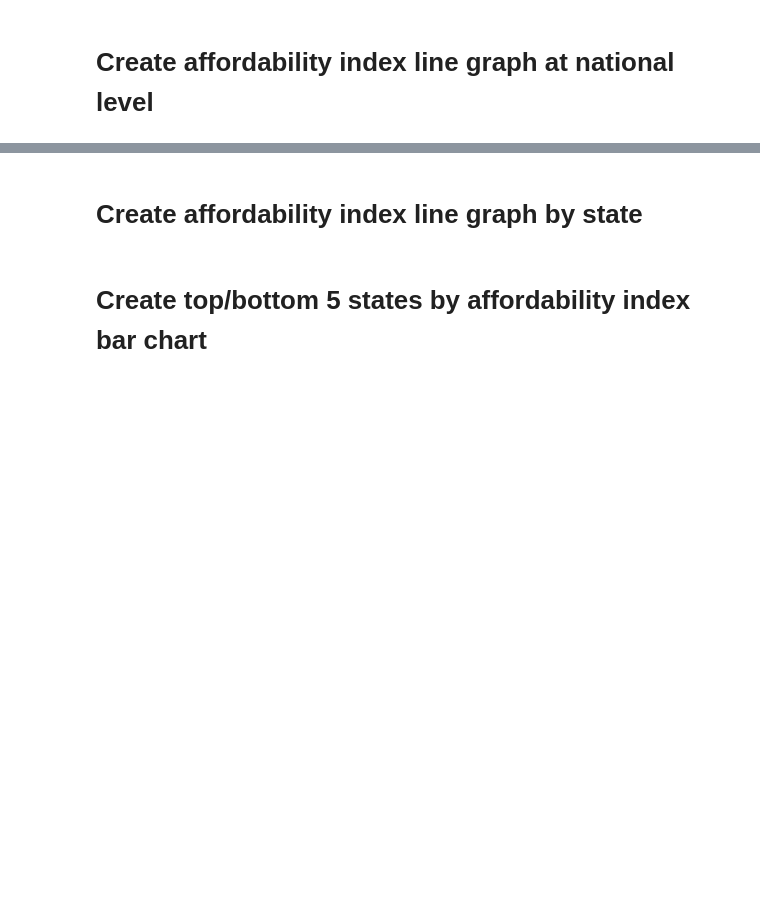
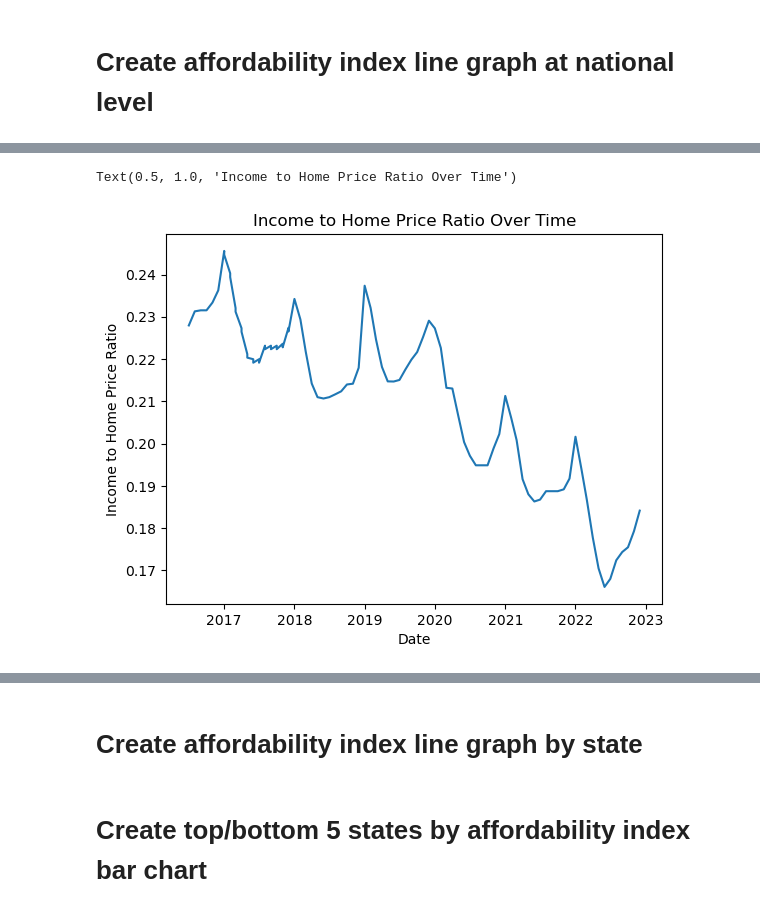
Before and after one commit to ParisAParker/Housing-Affordability-Analysis, a Jupyter notebook: notebooks/Housing EDA.ipynb, the cells around one changed output, grey strips where cells are left out. Drawn from its saved outputs; the diff is of its cells as text; code cells hidden in the pictures; blank space fills up the shorter version.

```diff
--- a/notebooks/Housing EDA.ipynb
+++ b/notebooks/Housing EDA.ipynb
@@ -87,12 +157,15 @@ national_housing_df['month_date_yyyymm'] = pd.to_datetime(national_housing_df['m
 # %%
 # Create line graph for national affordability index over several years
 fig, ax = plt.subplots()
-ax.plot(national_housing_df['month_date_yyyymm'], national_housing_df['affordability_index'])
+ax.plot(national_housing_df['month_date_yyyymm'], national_housing_df['Income to Home Price Ratio'])
 
 # Set the title and axes
 ax.set_xlabel('Date')
 ax.set_ylabel('Income to Home Price Ratio')
 ax.set_title('Income to Home Price Ratio Over Time')
+# %% [output]
+Text(0.5, 1.0, 'Income to Home Price Ratio Over Time')
+[figure, added]
 # %%
 # Select the year
 year = 2019
```
Also changed, not shown: parts of 8 cells of this notebook, 2 other files.
